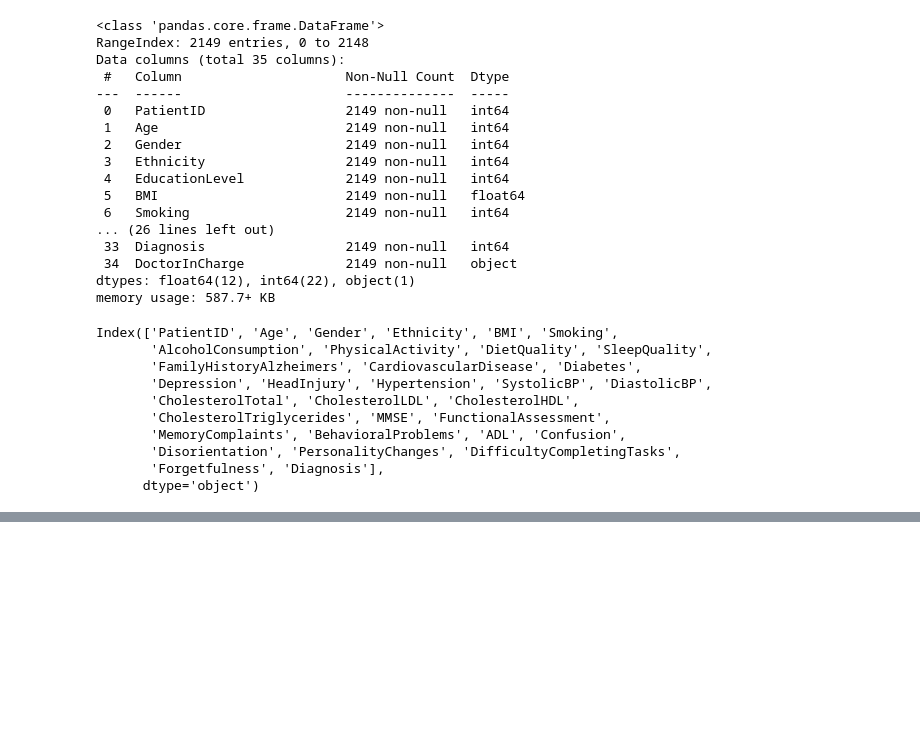
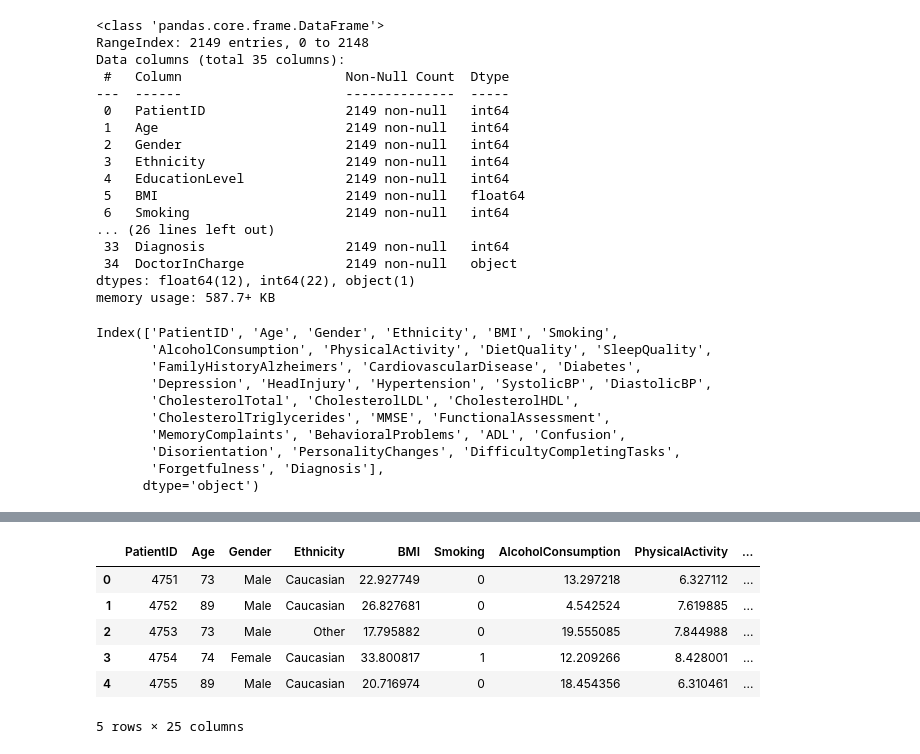
Before and after one commit to mmitry/project-4-group-9, a Jupyter notebook: Resources/cleaned_data.ipynb, the cells around one changed output, grey strips where cells are left out. Drawn from its saved outputs; the diff is of its cells as text; code cells hidden in the pictures; blank space fills up the shorter version.

```diff
--- a/Resources/cleaned_data.ipynb
+++ b/Resources/cleaned_data.ipynb
@@ -52,0 +110,5 @@ NameError: name 'df' is not defined
+# %%
+# Drop additional Columns
+df = df.drop(columns=['SystolicBP', 'DiastolicBP',
+       'CholesterolTotal', 'CholesterolLDL', 'CholesterolHDL',
+       'CholesterolTriglycerides', 'MMSE', 'ADL'])
@@ -52,0 +126,12 @@ NameError: name 'df' is not defined
+# %%
+# Export CSV for machine learning
+df.to_csv('../Resources/cleaned_alzheimers_disease_data.csv')
+df.head()
+# %% [output]
+|  | PatientID | Age | Gender | Ethnicity | BMI | Smoking | AlcoholConsumption | PhysicalActivity | ... |
+| 0 | 4751 | 73 | Male | Caucasian | 22.927749 | 0 | 13.297218 | 6.327112 | ... |
+| 1 | 4752 | 89 | Male | Caucasian | 26.827681 | 0 | 4.542524 | 7.619885 | ... |
+| 2 | 4753 | 73 | Male | Other | 17.795882 | 0 | 19.555085 | 7.844988 | ... |
+| 3 | 4754 | 74 | Female | Caucasian | 33.800817 | 1 | 12.209266 | 8.428001 | ... |
+| 4 | 4755 | 89 | Male | Caucasian | 20.716974 | 0 | 18.454356 | 6.310461 | ... |
+5 rows × 25 columns
```
Also changed, not shown: parts of 13 cells of this notebook, 2 other files.
